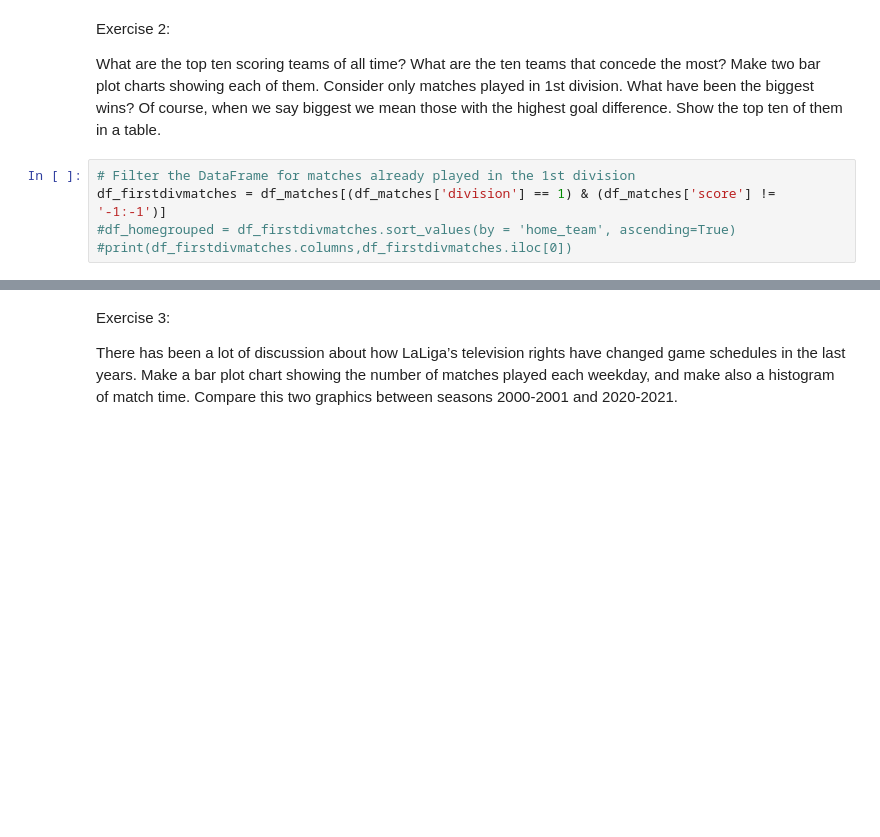
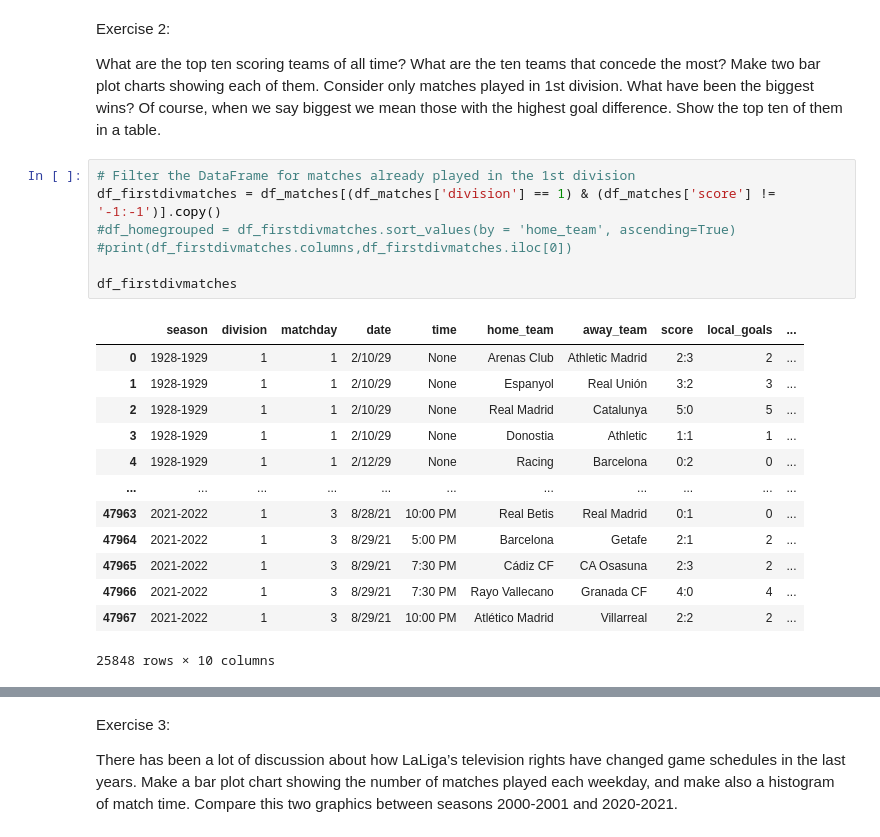
Before and after one commit to AbelBR1997/la-quiniela-abel, a Jupyter notebook: analysis/LaLigaDataAnalysis.ipynb, the cells around one changed output, grey strips where cells are left out. Saved outputs shown, nothing was run; the diff lists cells and outputs as text; blank space fills up the shorter version.

```diff
--- a/analysis/LaLigaDataAnalysis.ipynb
+++ b/analysis/LaLigaDataAnalysis.ipynb
@@ -149,6 +150,22 @@ Exercise 2:
 What are the top ten scoring teams of all time? What are the ten teams that concede the most? Make two bar plot charts showing each of them. Consider only matches played in 1st division. What have been the biggest wins? Of course, when we say biggest we mean those with the highest goal difference. Show the top ten of them in a table.
 # %%
 # Filter the DataFrame for matches already played in the 1st division
-df_firstdivmatches = df_matches[(df_matches['division'] == 1) & (df_matches['score'] != '-1:-1')]
+df_firstdivmatches = df_matches[(df_matches['division'] == 1) & (df_matches['score'] != '-1:-1')].copy()
 #df_homegrouped = df_firstdivmatches.sort_values(by = 'home_team', ascending=True)
 #print(df_firstdivmatches.columns,df_firstdivmatches.iloc[0])
+
+df_firstdivmatches
+# %% [output]
+|  | season | division | matchday | date | time | home_team | away_team | score | local_goals | ... |
+| 0 | 1928-1929 | 1 | 1 | 2/10/29 | None | Arenas Club | Athletic Madrid | 2:3 | 2 | ... |
+| 1 | 1928-1929 | 1 | 1 | 2/10/29 | None | Espanyol | Real Unión | 3:2 | 3 | ... |
+| 2 | 1928-1929 | 1 | 1 | 2/10/29 | None | Real Madrid | Catalunya | 5:0 | 5 | ... |
+| 3 | 1928-1929 | 1 | 1 | 2/10/29 | None | Donostia | Athletic | 1:1 | 1 | ... |
+| 4 | 1928-1929 | 1 | 1 | 2/12/29 | None | Racing | Barcelona | 0:2 | 0 | ... |
+| ... | ... | ... | ... | ... | ... | ... | ... | ... | ... | ... |
+| 47963 | 2021-2022 | 1 | 3 | 8/28/21 | 10:00 PM | Real Betis | Real Madrid | 0:1 | 0 | ... |
+| 47964 | 2021-2022 | 1 | 3 | 8/29/21 | 5:00 PM | Barcelona | Getafe | 2:1 | 2 | ... |
+| 47965 | 2021-2022 | 1 | 3 | 8/29/21 | 7:30 PM | Cádiz CF | CA Osasuna | 2:3 | 2 | ... |
+| 47966 | 2021-2022 | 1 | 3 | 8/29/21 | 7:30 PM | Rayo Vallecano | Granada CF | 4:0 | 4 | ... |
+| 47967 | 2021-2022 | 1 | 3 | 8/29/21 | 10:00 PM | Atlético Madrid | Villarreal | 2:2 | 2 | ... |
+25848 rows × 10 columns
```
Also changed, not shown: parts of 4 cells of this notebook.
